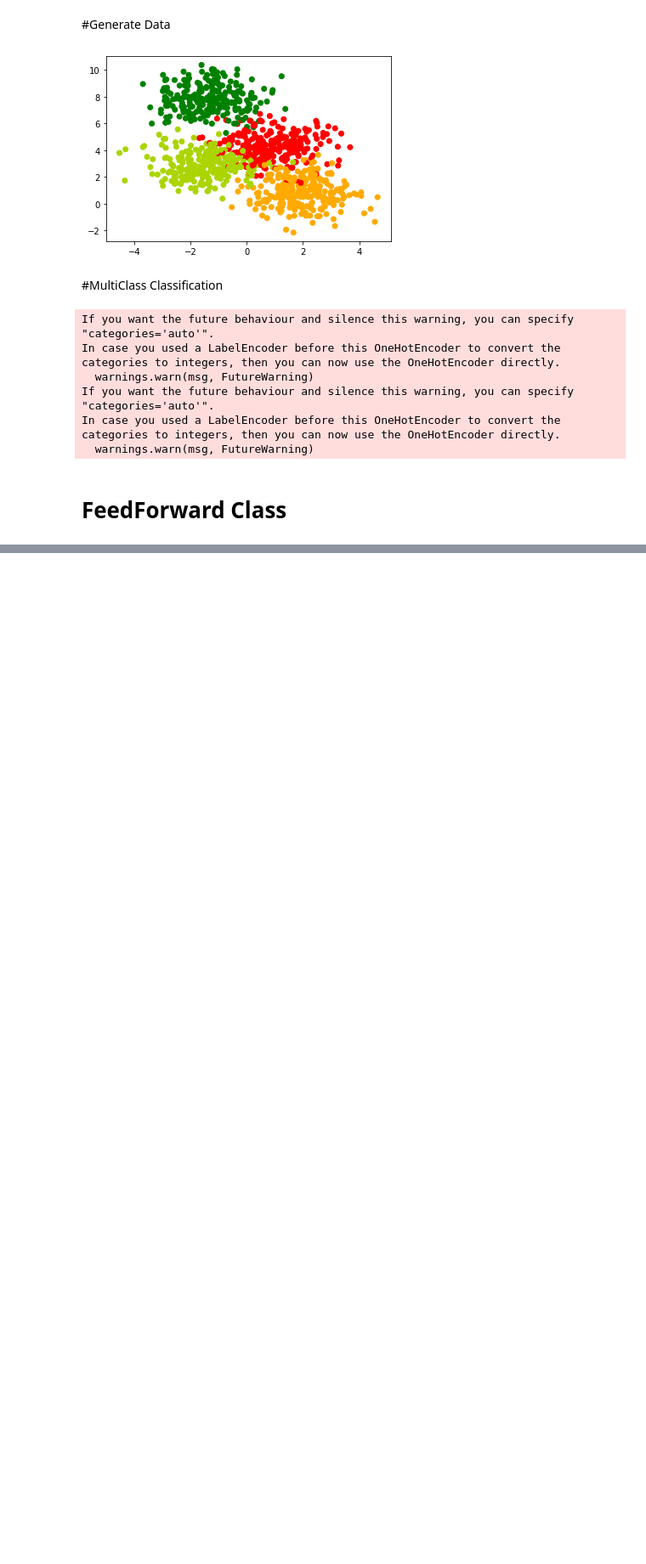
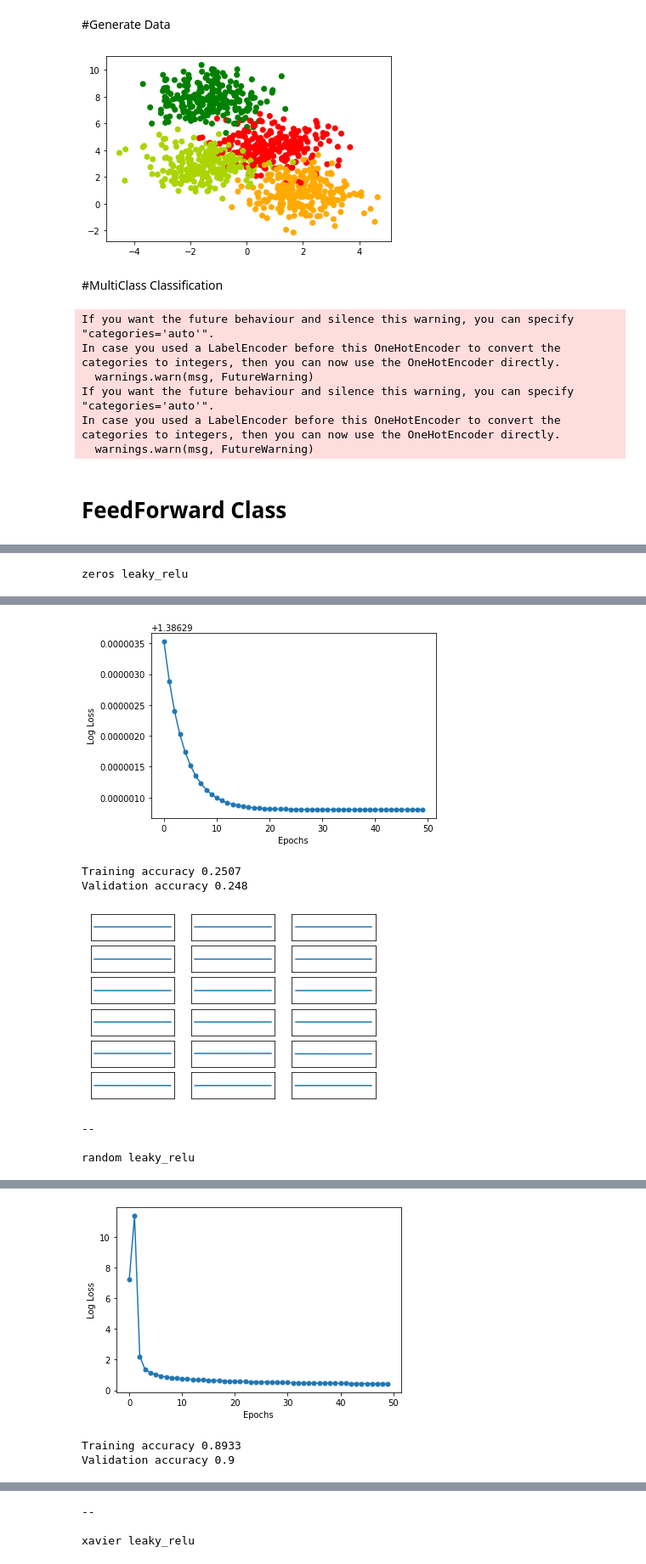
Before and after one commit to aborundiya/NeuralNetwork, a Jupyter notebook: ActivationFunctionsAndInitialization.ipynb, the cells around one changed output, grey strips where cells are left out. Shown at 85% size. Saved outputs shown, nothing was run; the diff lists cells and outputs as text; code cells hidden in the pictures; blank space fills up the shorter version.

```diff
--- a/ActivationFunctionsAndInitialization.ipynb
+++ b/ActivationFunctionsAndInitialization.ipynb
@@ -268,0 +343,10 @@ Validation accuracy 0.384
+# %%
+for init_method in [ "zeros","random","xavier", "he"]:
+  for activation in ["leaky_relu"]:
+    print (init_method, activation)
+    model = FeedForward(activation_function = activation, init_method = init_method, leaky_slope=0.1)
+    model.fit(X_train, Y_OH_train, epochs = 50, eta = 0.5 , algo = 'GD', display_loss = True)
+    post_process()
+    print("\n--\n")
+# %% [output]
+zeros leaky_relu
@@ -268,0 +354,7 @@ Validation accuracy 0.384
+[figure, added]
+Training accuracy 0.2507
+Validation accuracy 0.248
+[figure, added]
+--
+
+random leaky_relu
@@ -268,0 +362,3 @@ Validation accuracy 0.384
+[figure, added]
+Training accuracy 0.8933
+Validation accuracy 0.9
@@ -268,0 +366,3 @@ Validation accuracy 0.384
+--
+
+xavier leaky_relu
```
Also changed, not shown: parts of 5 cells of this notebook.
